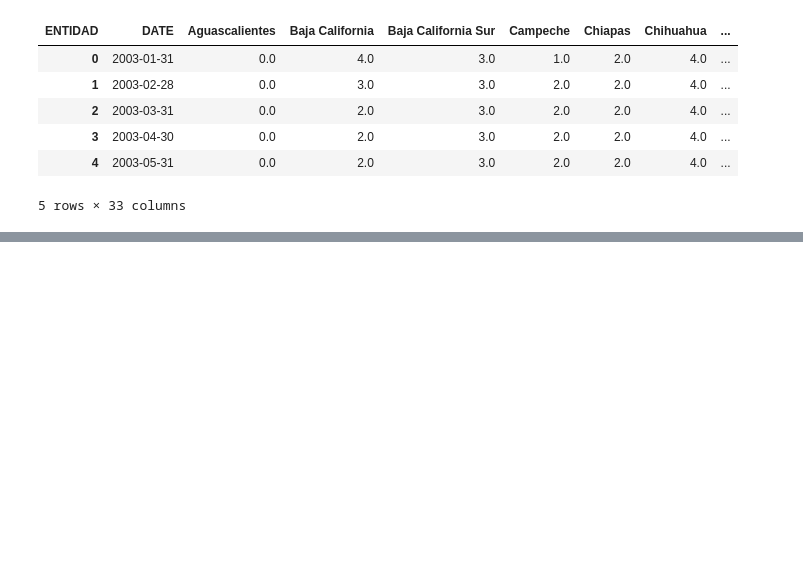
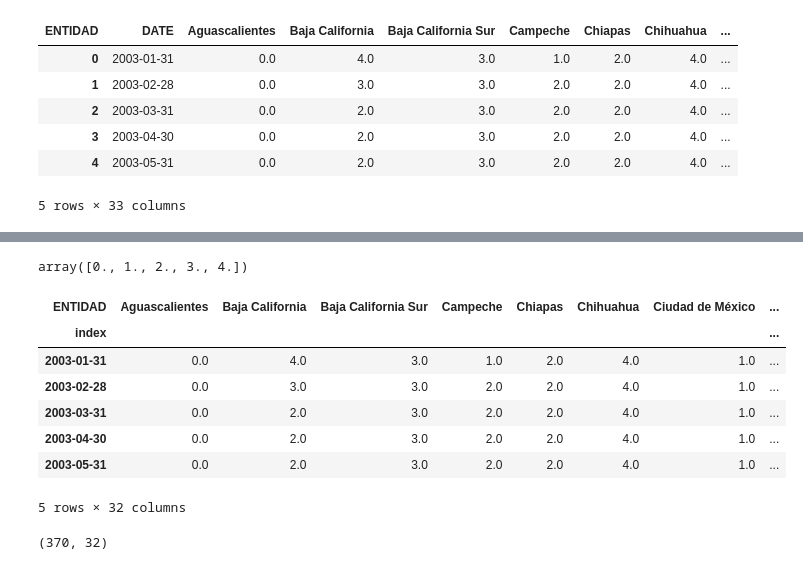
Before and after one commit to CCT-Dublin/capstone-project-feb-2024-ft-Denisse14GT, a Jupyter notebook: sequias.ipynb, the cells around one changed output, grey strips where cells are left out. Cells and saved outputs as stored; diff of their text form; code cells hidden in the pictures; blank space fills up the shorter version.

```diff
--- a/sequias.ipynb
+++ b/sequias.ipynb
@@ -207,0 +175,20 @@ Name: DATE, Length: 370, dtype: datetime64[ns]
+# %%
+df_new['Quintana Roo'].unique()
+# %% [output]
+array([0., 1., 2., 3., 4.])
+# %%
+df_new2=df_new.set_index(["index"])
+df_new2.head()
+# %% [output]
+| ENTIDAD | Aguascalientes | Baja California | Baja California Sur | Campeche | Chiapas | Chihuahua | Ciudad de México | ... |
+| index |  |  |  |  |  |  |  | ... |
+| 2003-01-31 | 0.0 | 4.0 | 3.0 | 1.0 | 2.0 | 4.0 | 1.0 | ... |
+| 2003-02-28 | 0.0 | 3.0 | 3.0 | 2.0 | 2.0 | 4.0 | 1.0 | ... |
+| 2003-03-31 | 0.0 | 2.0 | 3.0 | 2.0 | 2.0 | 4.0 | 1.0 | ... |
+| 2003-04-30 | 0.0 | 2.0 | 3.0 | 2.0 | 2.0 | 4.0 | 1.0 | ... |
+| 2003-05-31 | 0.0 | 2.0 | 3.0 | 2.0 | 2.0 | 4.0 | 1.0 | ... |
+5 rows × 32 columns
+# %%
+df_new2.shape
+# %% [output]
+(370, 32)
```
Also changed, not shown: parts of 14 cells of this notebook.
